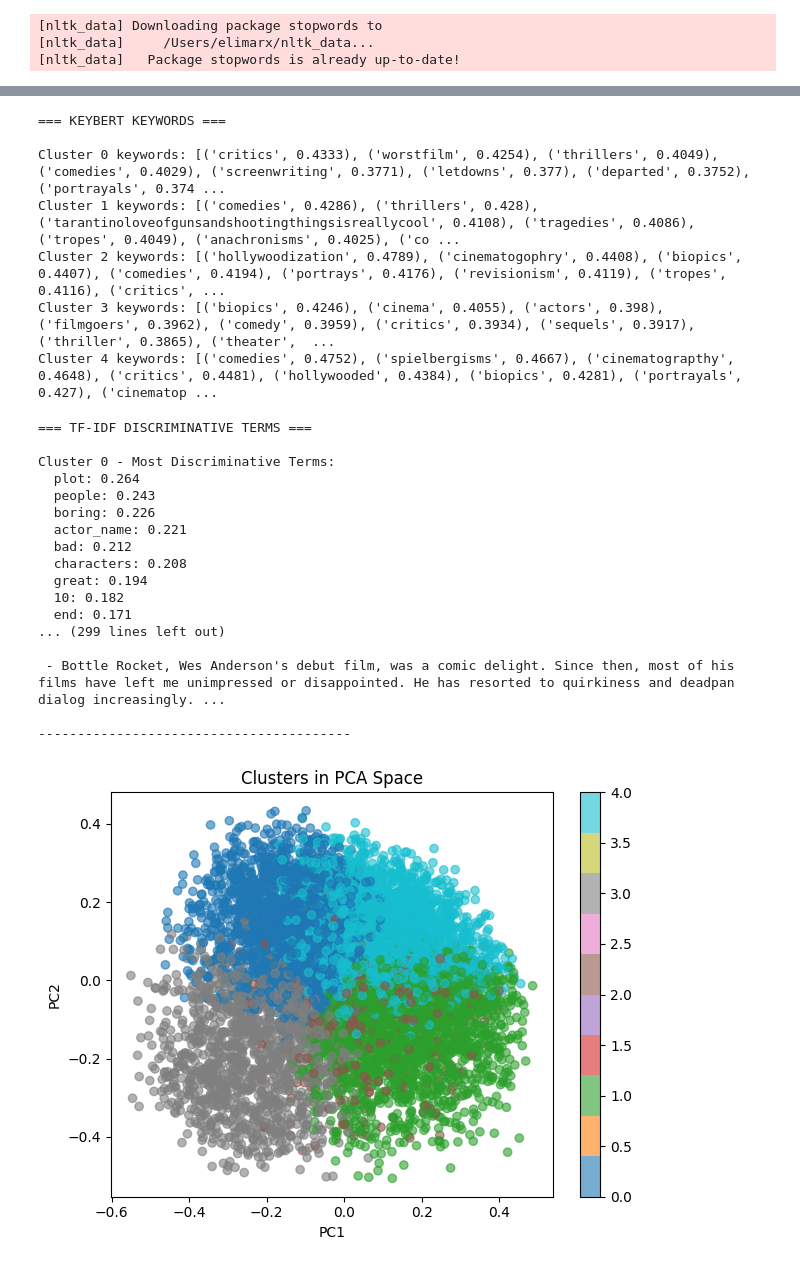
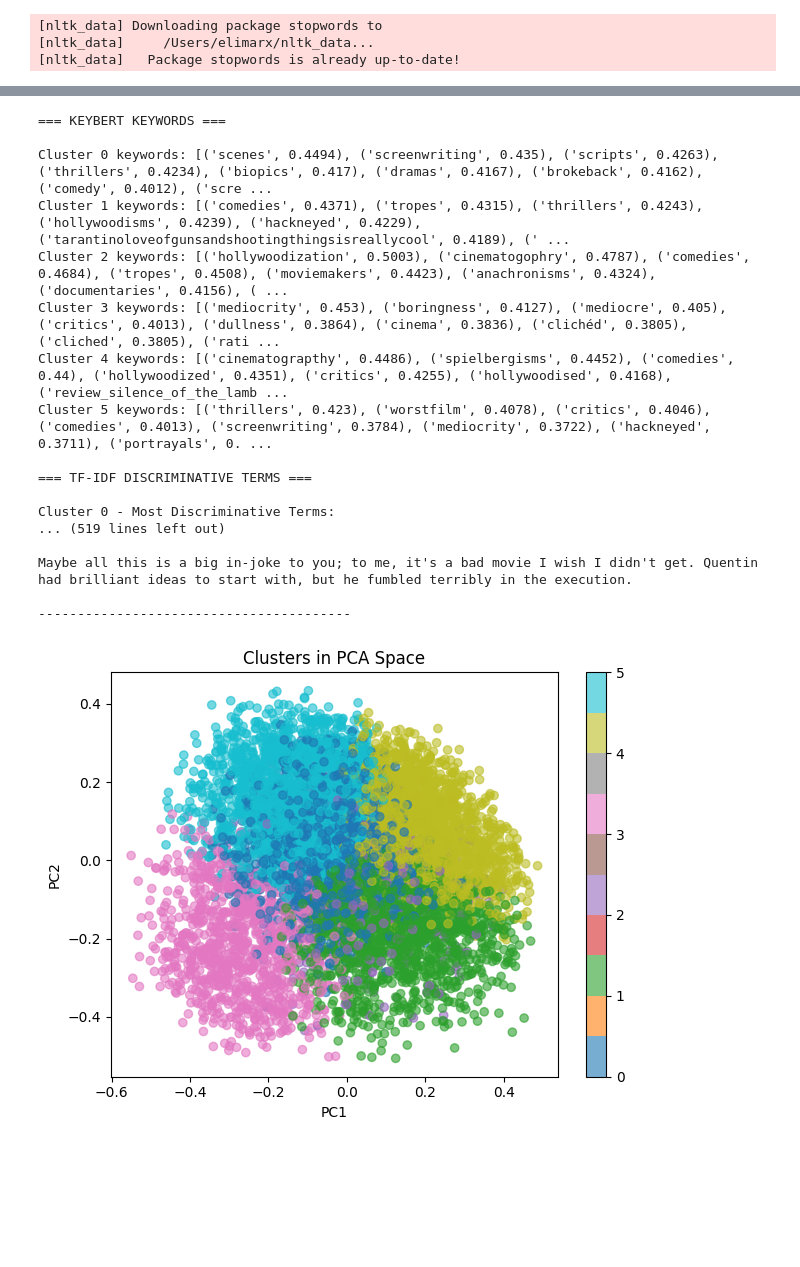
Before and after one commit to eli-marx/ds-project, a Jupyter notebook: jupyter notebooks/MAIN_english_review_modeling.ipynb, the cells around one changed output, grey strips where cells are left out. Cells and saved outputs as stored; diff of their text form; code cells hidden in the pictures; blank space fills up the shorter version.

```diff
--- a/jupyter notebooks/MAIN_english_review_modeling.ipynb
+++ b/jupyter notebooks/MAIN_english_review_modeling.ipynb
@@ -360,7 +324,7 @@ embeddings = model.encode(comments, show_progress_bar=True)
 #do clustering
 from sklearn.cluster import KMeans
 
-num_clusters = 5 # tweak this
+num_clusters = 6 # tweak this
 kmeans = KMeans(n_clusters=num_clusters, random_state=42)
 labels = kmeans.fit_predict(embeddings)
 
@@ -631,10 +737,0 @@ def analyze_cluster_themes(df_en, text_column='processed_comment'):
-# %%
-extract_keybert_keywords(df_en, model, num_keywords=10)
-# %% [output]
-=== KEYBERT KEYWORDS ===
-
-Cluster 0 keywords: [('critics', 0.4333), ('worstfilm', 0.4254), ('thrillers', 0.4049), ('comedies', 0.4029), ('screenwriting', 0.3771), ('letdowns', 0.377), ('departed', 0.3752), ('portrayals', 0.374 ...
-Cluster 1 keywords: [('comedies', 0.4286), ('thrillers', 0.428), ('tarantinoloveofgunsandshootingthingsisreallycool', 0.4108), ('tragedies', 0.4086), ('tropes', 0.4049), ('anachronisms', 0.4025), ('co ...
-Cluster 2 keywords: [('hollywoodization', 0.4789), ('cinematogophry', 0.4408), ('biopics', 0.4407), ('comedies', 0.4194), ('portrays', 0.4176), ('revisionism', 0.4119), ('tropes', 0.4116), ('critics', ...
-Cluster 3 keywords: [('biopics', 0.4246), ('cinema', 0.4055), ('actors', 0.398), ('filmgoers', 0.3962), ('comedy', 0.3959), ('critics', 0.3934), ('sequels', 0.3917), ('thriller', 0.3865), ('theater',  ...
-Cluster 4 keywords: [('comedies', 0.4752), ('spielbergisms', 0.4667), ('cinematograpthy', 0.4648), ('critics', 0.4481), ('hollywooded', 0.4384), ('biopics', 0.4281), ('portrayals', 0.427), ('cinematop ...
@@ -641,35 +992,39 @@ Cluster 4 keywords: [('comedies', 0.4752), ('spielbergisms', 0.4667), ('cinemato
 # %%
+extract_keybert_keywords(df_en, model, num_keywords=10)
+
 # Run comprehensive analysis
 analyze_clusters_comprehensive(df_en, text_column='clean_comment')
 
 # Extract unique n-grams
 extract_unique_ngrams(df_en, text_column='processed_comment')
 
 # Analyze themes
 analyze_cluster_themes(df_en, text_column='processed_comment')
 
+extract_all_keywords(df_en, num_clusters, model)
+
 #get random reviews
 get_sample_reviews(df_en, n_samples=3)
 
 # If you have embeddings available
 visualize_clusters(df_en, embeddings)
 visualize_clusters2(df_en, embeddings)
 # %% [output]
+=== KEYBERT KEYWORDS ===
+
+Cluster 0 keywords: [('scenes', 0.4494), ('screenwriting', 0.435), ('scripts', 0.4263), ('thrillers', 0.4234), ('biopics', 0.417), ('dramas', 0.4167), ('brokeback', 0.4162), ('comedy', 0.4012), ('scre ...
+Cluster 1 keywords: [('comedies', 0.4371), ('tropes', 0.4315), ('thrillers', 0.4243), ('hollywoodisms', 0.4239), ('hackneyed', 0.4229), ('tarantinoloveofgunsandshootingthingsisreallycool', 0.4189), (' ...
+Cluster 2 keywords: [('hollywoodization', 0.5003), ('cinematogophry', 0.4787), ('comedies', 0.4684), ('tropes', 0.4508), ('moviemakers', 0.4423), ('anachronisms', 0.4324), ('documentaries', 0.4156), ( ...
+Cluster 3 keywords: [('mediocrity', 0.453), ('boringness', 0.4127), ('mediocre', 0.405), ('critics', 0.4013), ('dullness', 0.3864), ('cinema', 0.3836), ('clichéd', 0.3805), ('cliched', 0.3805), ('rati ...
+Cluster 4 keywords: [('cinematograpthy', 0.4486), ('spielbergisms', 0.4452), ('comedies', 0.44), ('hollywoodized', 0.4351), ('critics', 0.4255), ('hollywoodised', 0.4168), ('review_silence_of_the_lamb ...
+Cluster 5 keywords: [('thrillers', 0.423), ('worstfilm', 0.4078), ('critics', 0.4046), ('comedies', 0.4013), ('screenwriting', 0.3784), ('mediocrity', 0.3722), ('hackneyed', 0.3711), ('portrayals', 0. ...
+
 === TF-IDF DISCRIMINATIVE TERMS ===
 
 Cluster 0 - Most Discriminative Terms:
-  plot: 0.264
-  people: 0.243
-  boring: 0.226
-  actor_name: 0.221
-  bad: 0.212
-  characters: 0.208
-  great: 0.194
-  10: 0.182
-  end: 0.171
-... (299 lines left out)
+... (519 lines left out)
 
- - Bottle Rocket, Wes Anderson's debut film, was a comic delight. Since then, most of his films have left me unimpressed or disappointed. He has resorted to quirkiness and deadpan dialog increasingly. ...
+Maybe all this is a big in-joke to you; to me, it's a bad movie I wish I didn't get. Quentin had brilliant ideas to start with, but he fumbled terribly in the execution.
 
 ----------------------------------------
-[figure, old version]
+[figure, new version]
```
Also changed, not shown: parts of 9 cells of this notebook, 12 other files.
